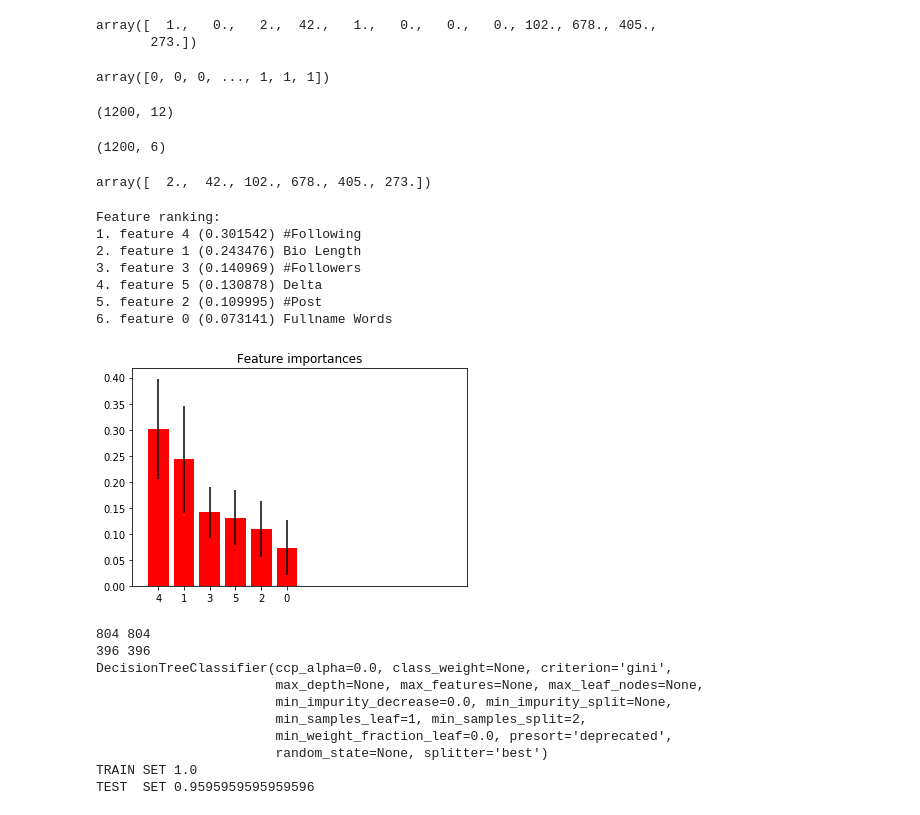
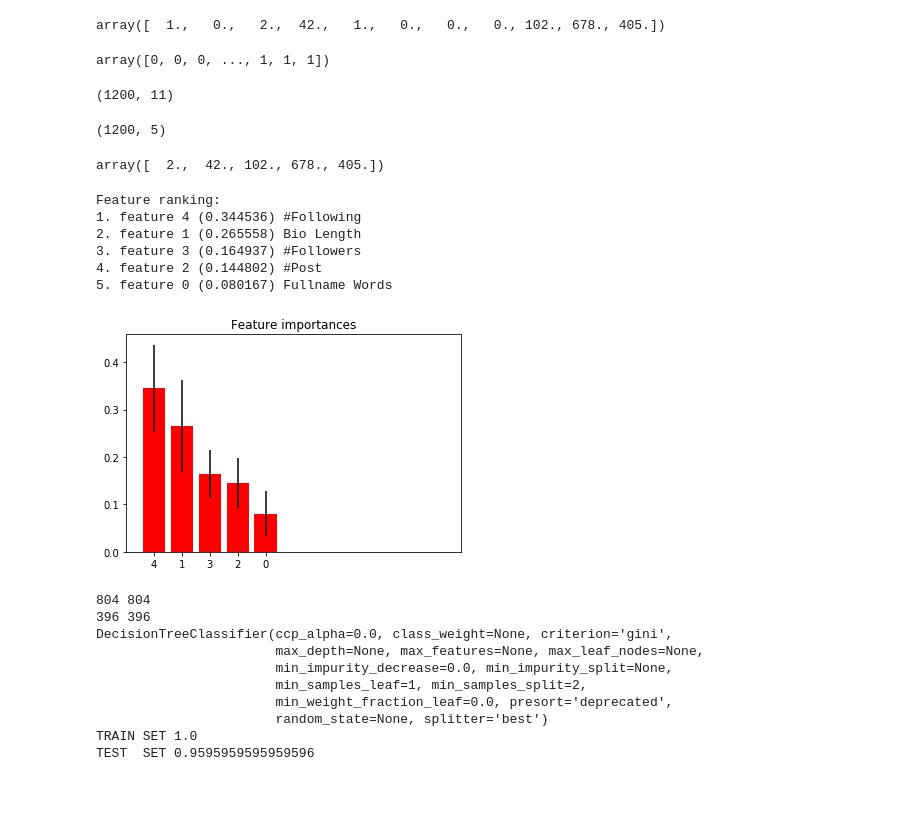
Before and after one commit to BeleRicks11/Instagram_Fake_Account_Detection, a Jupyter notebook: Features Selection/L1_Based_Feature_Selection.ipynb, the cells around one changed output. Saved outputs shown, nothing was run; the diff lists cells and outputs as text; code cells hidden in the pictures.

```diff
--- a/Features Selection/L1_Based_Feature_Selection.ipynb
+++ b/Features Selection/L1_Based_Feature_Selection.ipynb
@@ -21,13 +21,12 @@ df
 # %%
 # Set X array, containing all the values to valuate a Fake Account
-X = df.iloc[:, 0:12].values
+X = df.iloc[:, 0:11].values
 X[0]
 # %% [output]
-array([  1.,   0.,   2.,  42.,   1.,   0.,   0.,   0., 102., 678., 405.,
-       273.])
+array([  1.,   0.,   2.,  42.,   1.,   0.,   0.,   0., 102., 678., 405.])
 # %%
 # Assign y and print
-y=df.iloc[:,12].values
+y=df.iloc[:,11].values
 y
 # %% [output]
 array([0, 0, 0, ..., 1, 1, 1])
@@ -45,18 +44,18 @@ from sklearn.feature_selection import SelectFromModel
 
 X.shape
 # %% [output]
-(1200, 12)
+(1200, 11)
 # %%
 lsvc = LinearSVC(C=0.01, penalty="l1", dual=False).fit(X, y)
 model = SelectFromModel(lsvc, prefit=True)
 X_new = model.transform(X)
 X_new.shape
 # %% [output]
-(1200, 6)
+(1200, 5)
 # %%
 X_new[0]
 # %% [output]
-array([  2.,  42., 102., 678., 405., 273.])
+array([  2.,  42., 102., 678., 405.])
 # %%
 """
  Feature Importance Forest of Trees
@@ -75,42 +74,40 @@ forest.fit(X_new, y)
 importances = forest.feature_importances_
 std = np.std([tree.feature_importances_ for tree in forest.estimators_],
              axis=0)
 indices = np.argsort(importances)[::-1]
 
 # Print the feature ranking
 print("Feature ranking:")
 
 def printColumn(number):
   switcher = {
       0: "Fullname Words",
       1: "Bio Length",
       2: "#Post",
       3: "#Followers",
-      4: "#Following",
-      5: "Delta"
+      4: "#Following"
   }
   return switcher.get(number, "Invalid Column")
 
 for f in range(X_new.shape[1]):
     print("%d. feature %d (%f) %s" % (f + 1, indices[f], importances[indices[f]], printColumn(indices[f])))
 
 # Plot the feature importances of the forest
 plt.figure()
 plt.title("Feature importances")
 plt.bar(range(X_new.shape[1]), importances[indices],
        color="r", yerr=std[indices], align="center")
 plt.xticks(range(X_new.shape[1]), indices)
 plt.xlim([-1, X.shape[1]])
 plt.show()
 # %% [output]
 Feature ranking:
-1. feature 4 (0.301542) #Following
-2. feature 1 (0.243476) Bio Length
-3. feature 3 (0.140969) #Followers
-4. feature 5 (0.130878) Delta
-5. feature 2 (0.109995) #Post
-6. feature 0 (0.073141) Fullname Words
+1. feature 4 (0.344536) #Following
+2. feature 1 (0.265558) Bio Length
+3. feature 3 (0.164937) #Followers
+4. feature 2 (0.144802) #Post
+5. feature 0 (0.080167) Fullname Words
-[figure, old version]
+[figure, new version]
 # %%
 """
   Decision Tree Classifier
```
Also changed, not shown: parts of 1 cell of this notebook, 18 other files.
